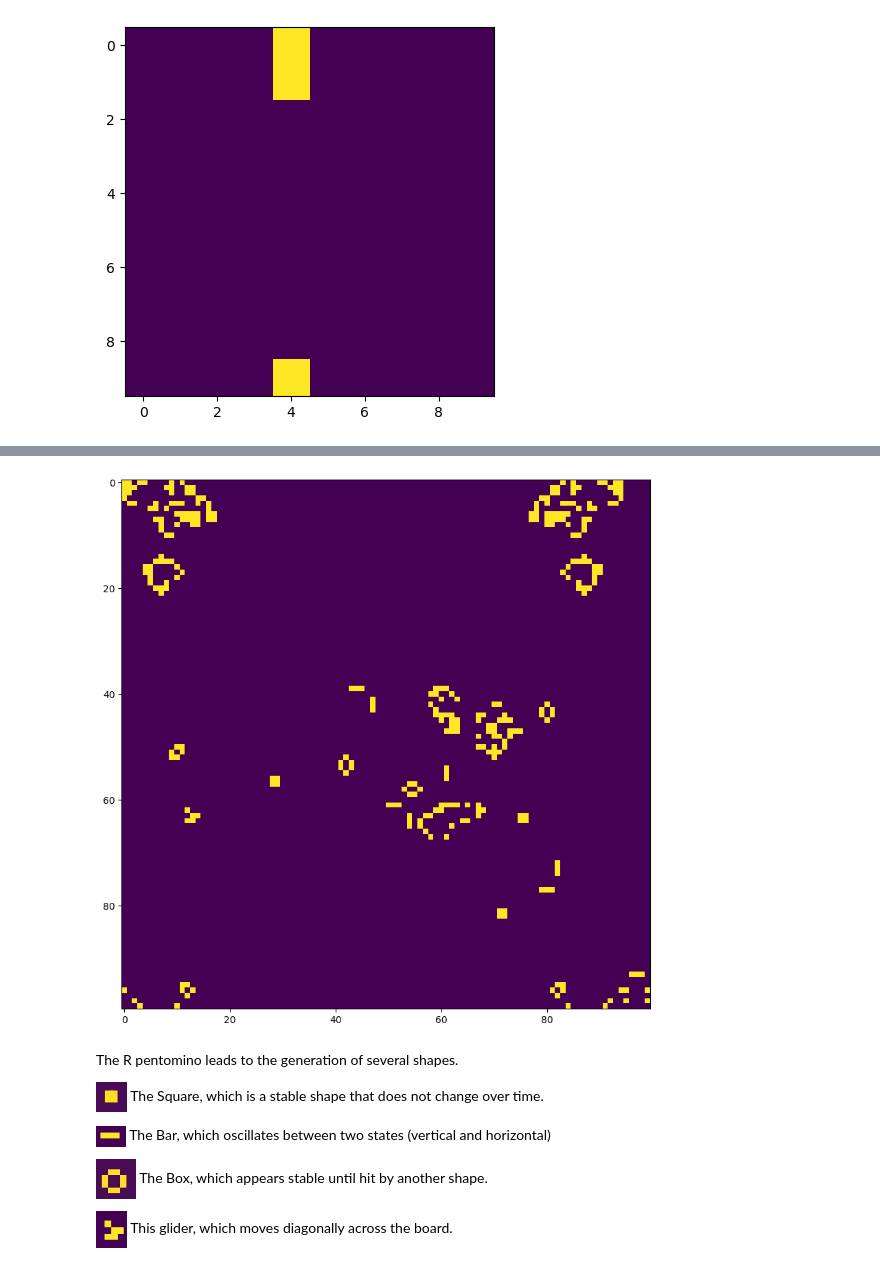
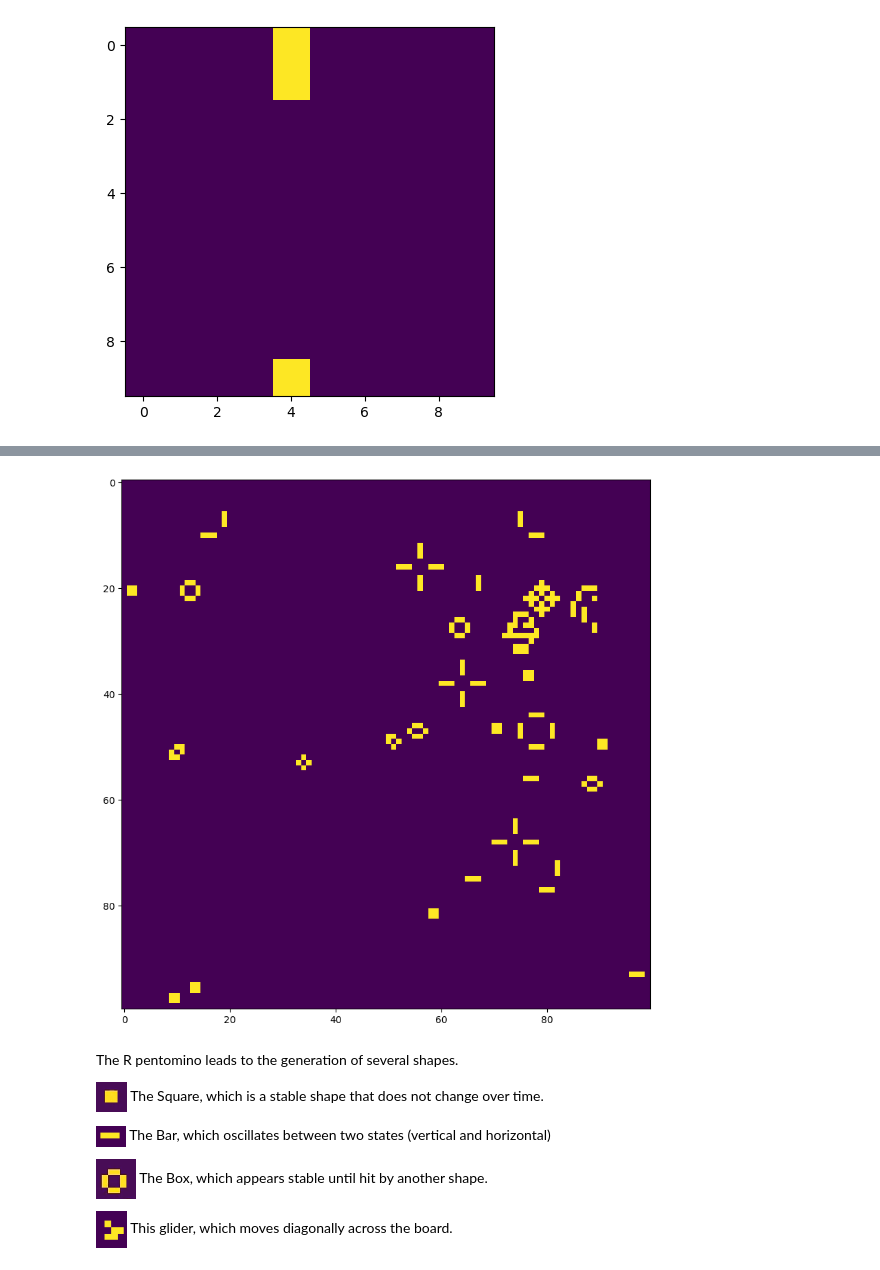
Before and after one commit to cake-dev/Simulation_class, a Jupyter notebook: game_of_life/Project1-Conways_Game_of_life.ipynb, the cells around one changed output, grey strips where cells are left out. Saved outputs shown, nothing was run; the diff lists cells and outputs as text; code cells hidden in the pictures.

Commit message:
added new rules

```diff
--- a/game_of_life/Project1-Conways_Game_of_life.ipynb
+++ b/game_of_life/Project1-Conways_Game_of_life.ipynb
@@ -145,26 +145,53 @@ def init_R_pentomino(N) : # returns an R pentomino shape in the middle of an NxN
     board[N//2][N//2] = 1
     board[N//2+1][N//2] = 1
     return board
+# %%
+def update_board_vectorized(game_array):
+    # create copy to work with
+    game_copy = game_array.copy()
+    # Create shifted versions of the game board to represent each neighbor
+    left = np.roll(game_copy, shift=1, axis=1)
+    right = np.roll(game_copy, shift=-1, axis=1)
+    up = np.roll(game_copy, shift=1, axis=0)
+    down = np.roll(game_copy, shift=-1, axis=0)
+    up_left = np.roll(up, shift=1, axis=1)
+    up_right = np.roll(up, shift=-1, axis=1)
+    down_left = np.roll(down, shift=1, axis=1)
+    down_right = np.roll(down, shift=-1, axis=1)
+
+    # Sum all the neighbors to get the total count around each cell
+    total_neighbors = left + right + up + down + up_left + up_right + down_left + down_right
+
+    # Apply Game of Life rules:
+    # 1. Any live cell with two or three live neighbors survives.
+    # 2. Any dead cell with three live neighbors becomes a live cell.
+    # 3. All other live cells die in the next generation. Similarly, all other dead cells stay dead.
+    born = (game_copy == 0) & (total_neighbors == 3)
+    survive = (game_copy == 1) & ((total_neighbors == 2) | (total_neighbors == 3))
+    game_copy[:] = 0  # Reset the game board
+    game_copy[born | survive] = 1  # Update with new born or surviving cells
+
+    return game_copy
 # %%
 new_board = init_R_pentomino(100)
 new_board_list = []
-for i in range(500):
+for i in range(1000):
     new_board_list.append(new_board)
-    new_board = update_board(new_board)
+    new_board = update_board_vectorized(new_board)
 
 fig, ax = plt.subplots()
 # change size of figure
 fig.set_size_inches(10, 10)
 im = ax.imshow(new_board_list[0], interpolation='nearest')
 
 def animate_func(i):
     im.set_array(new_board_list[i])
     return [im]
 
 animation = anim.FuncAnimation(fig, animate_func, frames=len(new_board_list), interval=50, blit=True)
 animation.save('game_of_life_R_pentomino.mp4', fps=10)
 # %% [output]
-[figure, old version]
+[figure, new version]
 # %% [markdown]
 The R pentomino leads to the generation of several shapes.
 
```
Also changed, not shown: parts of 1 cell of this notebook, 4 other files.
